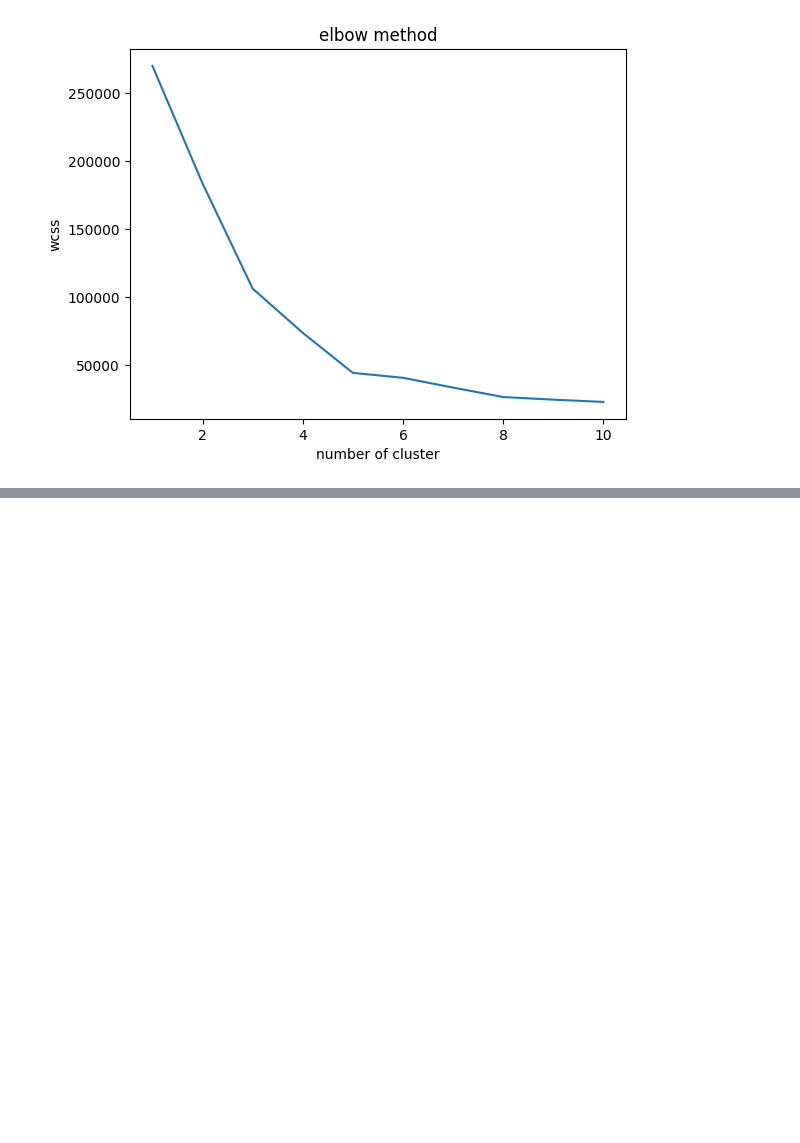
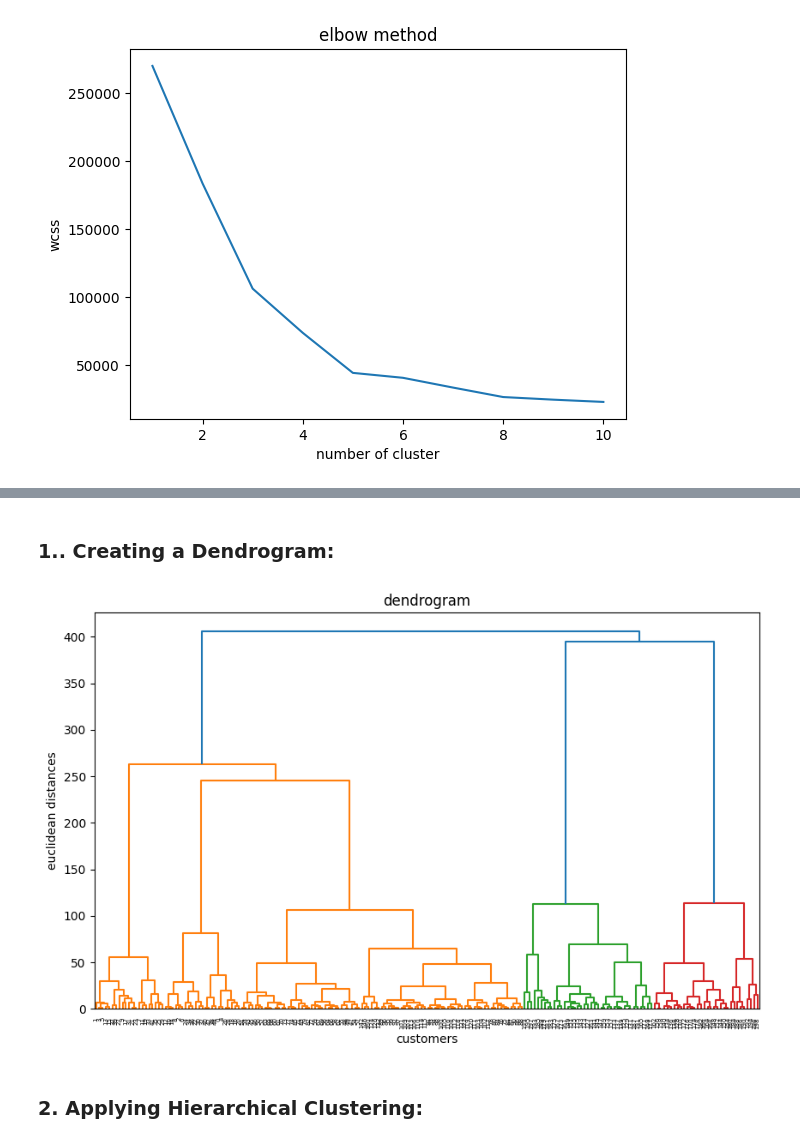
Before and after one commit to DS605-2025-FOML/clustering-using-scikit-learn-aksh269, a Jupyter notebook: Assignment.ipynb, the cells around one changed output, grey strips where cells are left out. Saved outputs shown, nothing was run; the diff lists cells and outputs as text; code cells hidden in the pictures; blank space fills up the shorter version.

```diff
--- a/Assignment.ipynb
+++ b/Assignment.ipynb
@@ -77,0 +103,16 @@ plt.scatter(X[y_km==4,0],X[y_km==4,1],s=100,c='green',label='cluster1')
+# %% [markdown]
+### 1.. Creating a Dendrogram:
+# %%
+from scipy.cluster.hierarchy import linkage,dendrogram
+
+link=linkage(X,method='ward')
+plt.figure(figsize=(10,6))
+dendrogram(link)
+plt.title('dendrogram')
+plt.xlabel('customers')
+plt.ylabel('euclidean distances')
+plt.show()
+# %% [output]
+[figure, added]
+# %% [markdown]
+### 2. Applying Hierarchical Clustering:
```
Also changed, not shown: parts of 16 cells of this notebook.
